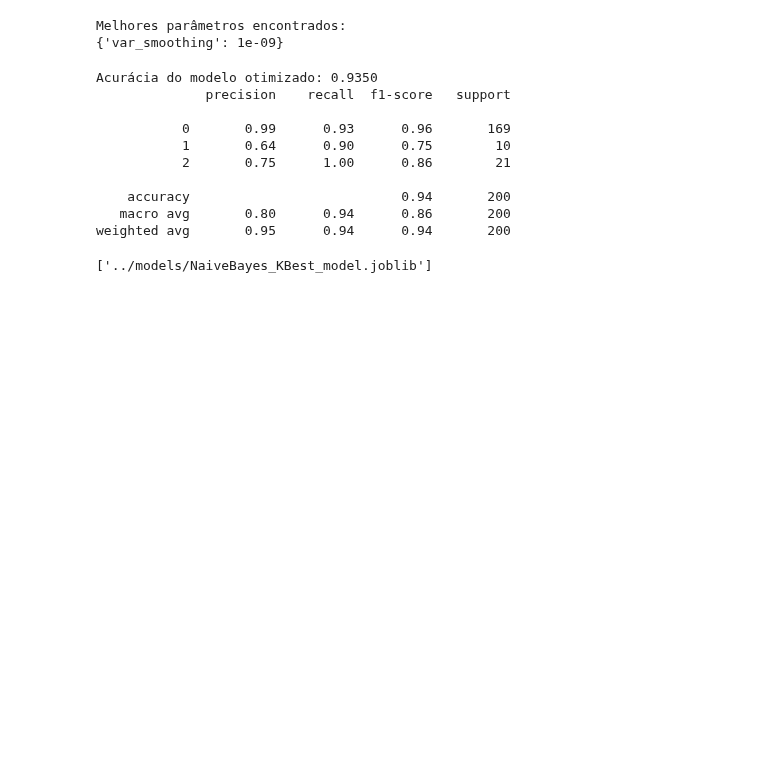
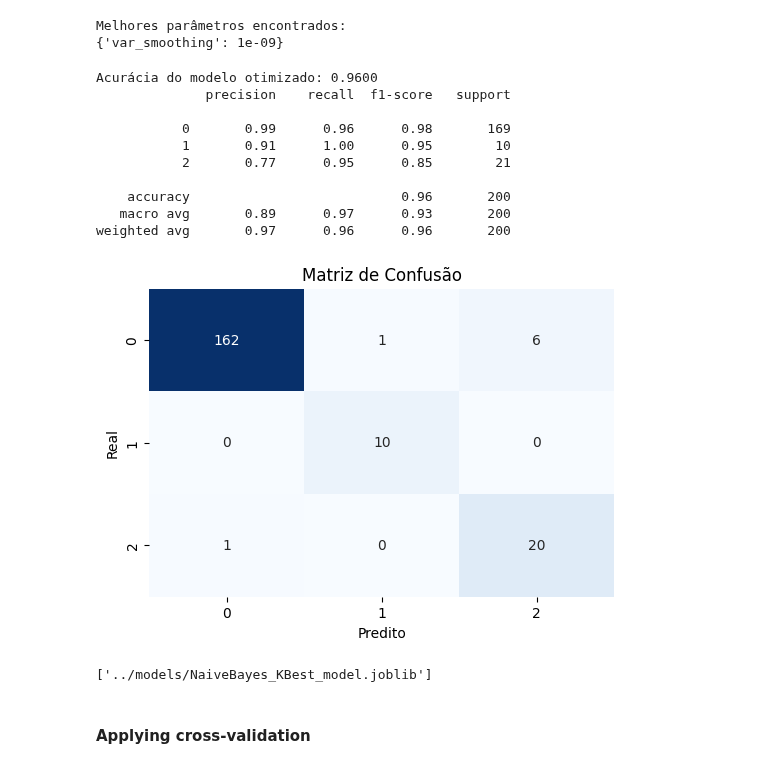
Before and after one commit to luizfernando05/tcc-diabetes, a Jupyter notebook: root/ml-models/notebooks/TrainningNB.ipynb, the cells around one changed output. Saved outputs shown, nothing was run; the diff lists cells and outputs as text; code cells hidden in the pictures; blank space fills up the shorter version.

Commit message:
:bug: fix: correcting training with KBests

```diff
--- a/root/ml-models/notebooks/TrainningNB.ipynb
+++ b/root/ml-models/notebooks/TrainningNB.ipynb
@@ -271,6 +284,10 @@ best_k = k_values[accuracy_scores.index(max(accuracy_scores))]
 print(f"Melhor número de características: {best_k}")
 # %% [output]
 Melhor número de características: 3
+# %%
+selector_best = SelectKBest(score_func=f_classif, k=best_k)
+X_train_selected = selector_best.fit_transform(X_train, y_train)
+X_test_selected = selector_best.transform(X_test)
 # %%
 print("Características selecionadas para o melhor k:")
 print(selected_features_dict[best_k])
@@ -330,7 +347,7 @@ param_grid = {
 }
 
 grid_search = GridSearchCV(estimator=model_k, param_grid=param_grid, cv=5, n_jobs=-1, verbose=2)
-grid_search.fit(X_train, y_train)
+grid_search.fit(X_train_selected, y_train)
 # %% [output]
 Fitting 5 folds for each of 10 candidates, totalling 50 fits
 GridSearchCV(cv=5, estimator=GaussianNB(), n_jobs=-1,
@@ -346,21 +363,34 @@ Melhores parâmetros encontrados:
 # %%
 best_model_k = grid_search.best_estimator_
 # %%
-y_pred_best = best_model_k.predict(X_test)
+y_pred_best = best_model_k.predict(X_test_selected)
 print(f"Acurácia do modelo otimizado: {accuracy_score(y_test, y_pred_best):.4f}")
 print(classification_report(y_test, y_pred_best))
 # %% [output]
-Acurácia do modelo otimizado: 0.9350
+Acurácia do modelo otimizado: 0.9600
               precision    recall  f1-score   support
 
-           0       0.99      0.93      0.96       169
-           1       0.64      0.90      0.75        10
-           2       0.75      1.00      0.86        21
+           0       0.99      0.96      0.98       169
+           1       0.91      1.00      0.95        10
+           2       0.77      0.95      0.85        21
 
-    accuracy                           0.94       200
-   macro avg       0.80      0.94      0.86       200
-weighted avg       0.95      0.94      0.94       200
+    accuracy                           0.96       200
+   macro avg       0.89      0.97      0.93       200
+weighted avg       0.97      0.96      0.96       200
+# %%
+cm = confusion_matrix(y_test, y_pred_best)
+# %%
+plt.figure(figsize=(6,4))
+sns.heatmap(cm, annot=True, fmt='d', cmap='Blues', cbar=False)
+plt.xlabel('Predito')
+plt.ylabel('Real')
+plt.title('Matriz de Confusão')
+plt.show()
+# %% [output]
+[figure, added]
 # %%
 joblib.dump(best_model_k, '../models/NaiveBayes_KBest_model.joblib')
 # %% [output]
 ['../models/NaiveBayes_KBest_model.joblib']
+# %% [markdown]
+#### Applying cross-validation
```
Also changed, not shown: parts of 12 cells of this notebook.
